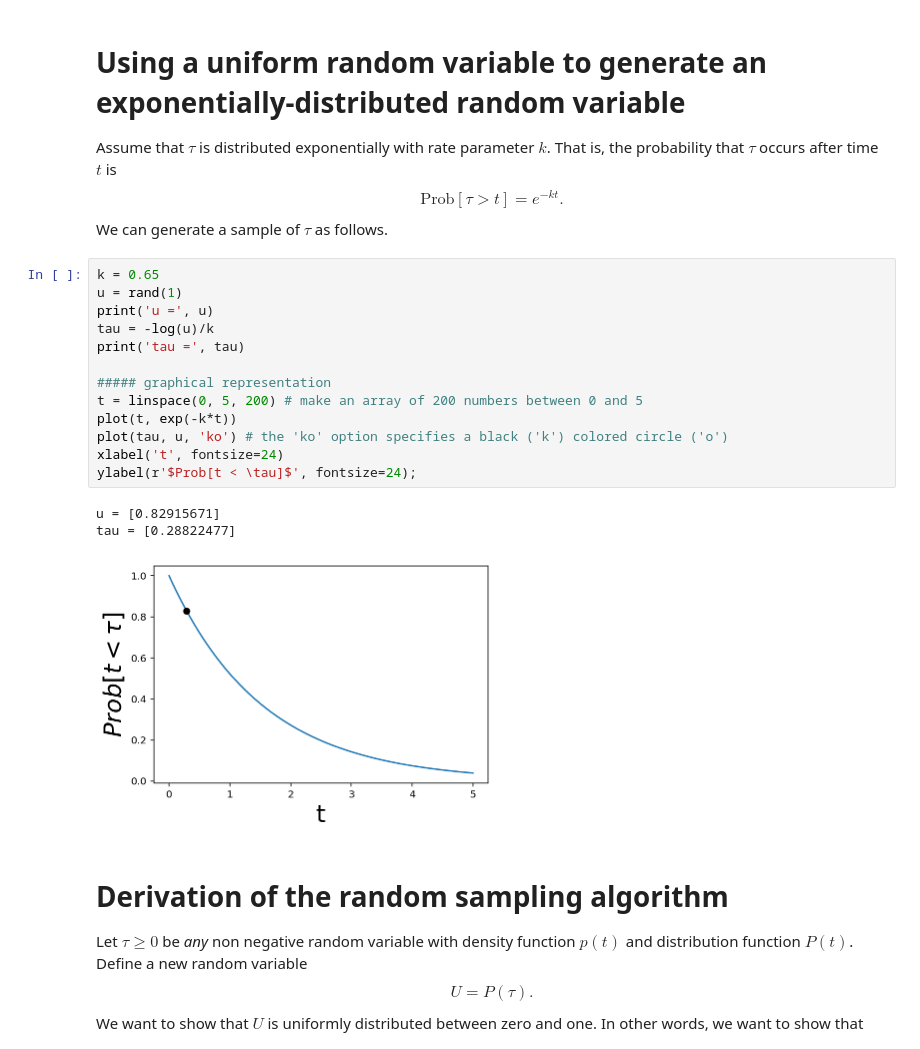
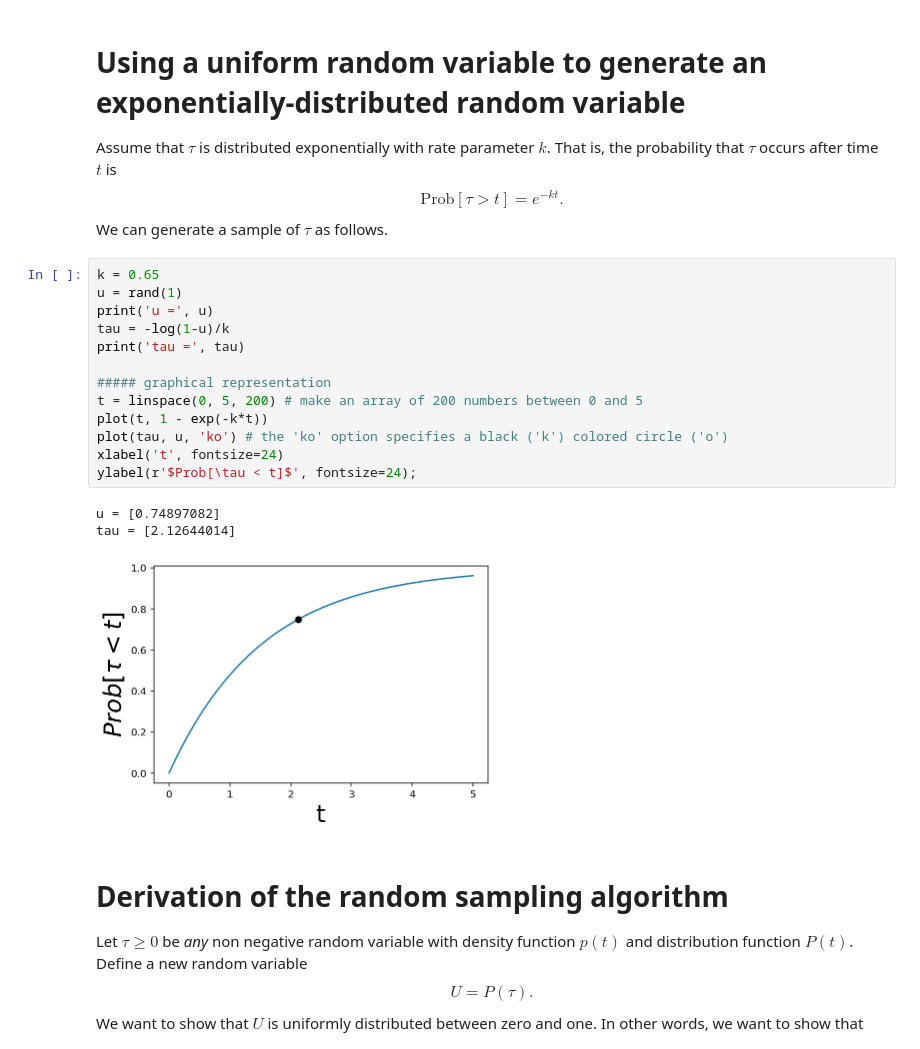
Before and after one commit to newby-jay/MATH371-Winter2020-JupyterNotebooks, a Jupyter notebook: Week 2 - birth death processes.ipynb, the cells around one changed output. Drawn from its saved outputs; the diff is of its cells as text.

```diff
--- a/Week 2 - birth death processes.ipynb
+++ b/Week 2 - birth death processes.ipynb
@@ -26,20 +26,20 @@ We can generate a sample of $\tau$ as follows.
 # %%
 k = 0.65
 u = rand(1)
 print('u =', u)
-tau = -log(u)/k
+tau = -log(1-u)/k
 print('tau =', tau)
 
 ##### graphical representation
 t = linspace(0, 5, 200) # make an array of 200 numbers between 0 and 5
-plot(t, exp(-k*t))
+plot(t, 1 - exp(-k*t))
 plot(tau, u, 'ko') # the 'ko' option specifies a black ('k') colored circle ('o')
 xlabel('t', fontsize=24)
-ylabel(r'$Prob[t < \tau]$', fontsize=24);
+ylabel(r'$Prob[\tau < t]$', fontsize=24);
 # %% [output]
-u = [0.82915671]
-tau = [0.28822477]
+u = [0.74897082]
+tau = [2.12644014]
-[figure, old version]
+[figure, new version]
 # %% [markdown]
 # Derivation of the random sampling algorithm
 Let $\tau \geq 0$ be *any* non negative random variable with density function $p(t)$ and distribution function $P(t)$.
```
Also changed, not shown: parts of 1 cell of this notebook.
